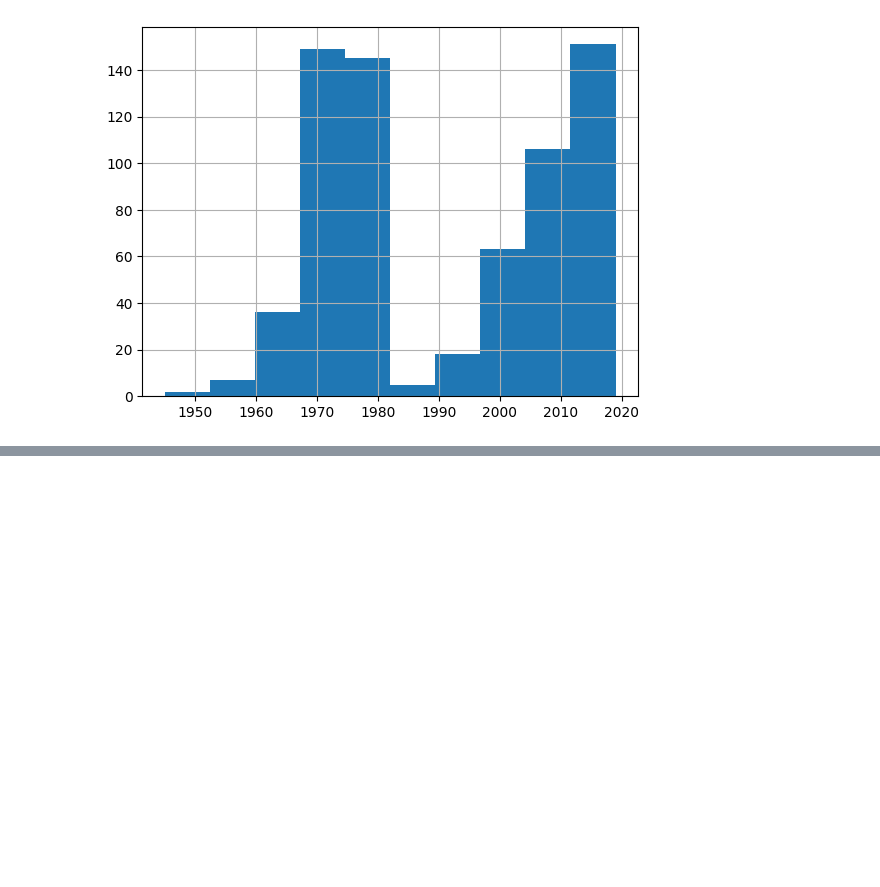
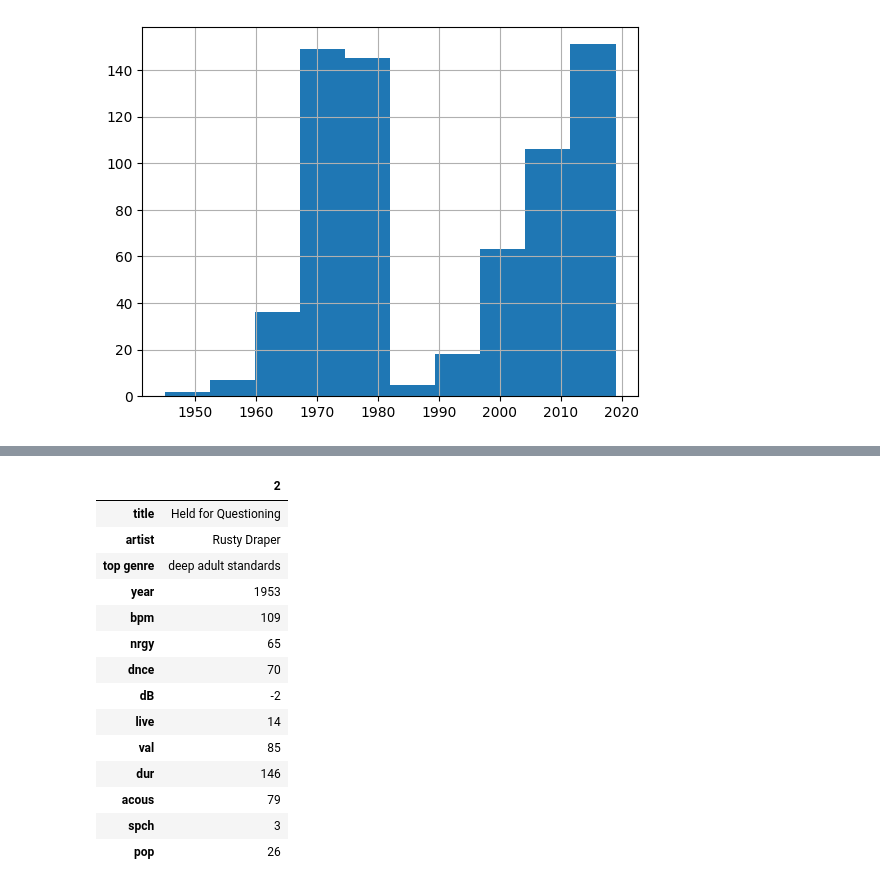
Before and after one commit to MiguelAngel3378/CURSO_ANALISIS_BD2, a Jupyter notebook: m4_pandas/operaciones/spotify.ipynb, the cells around one changed output, grey strips where cells are left out. Drawn from its saved outputs; the diff is of its cells as text; code cells hidden in the pictures; blank space fills up the shorter version.

```diff
--- a/m4_pandas/operaciones/spotify.ipynb
+++ b/m4_pandas/operaciones/spotify.ipynb
@@ -191,0 +259,18 @@ df['year'].hist()
+# %%
+pd.DataFrame(df.loc[df['pop'].idxmin()])
+# %% [output]
+|  | 2 |
+| title | Held for Questioning |
+| artist | Rusty Draper |
+| top genre | deep adult standards |
+| year | 1953 |
+| bpm | 109 |
+| nrgy | 65 |
+| dnce | 70 |
+| dB | -2 |
+| live | 14 |
+| val | 85 |
+| dur | 146 |
+| acous | 79 |
+| spch | 3 |
+| pop | 26 |
```
Also changed, not shown: parts of 6 cells of this notebook.
